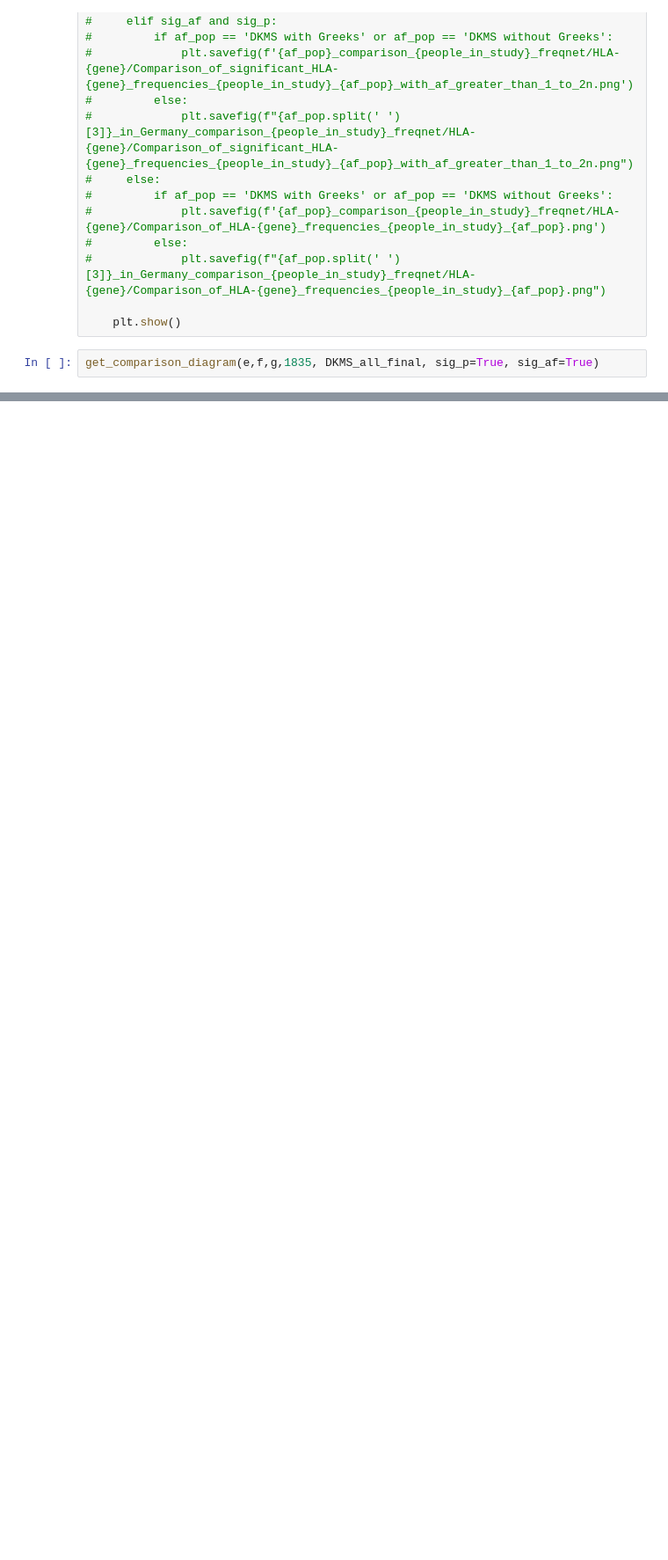
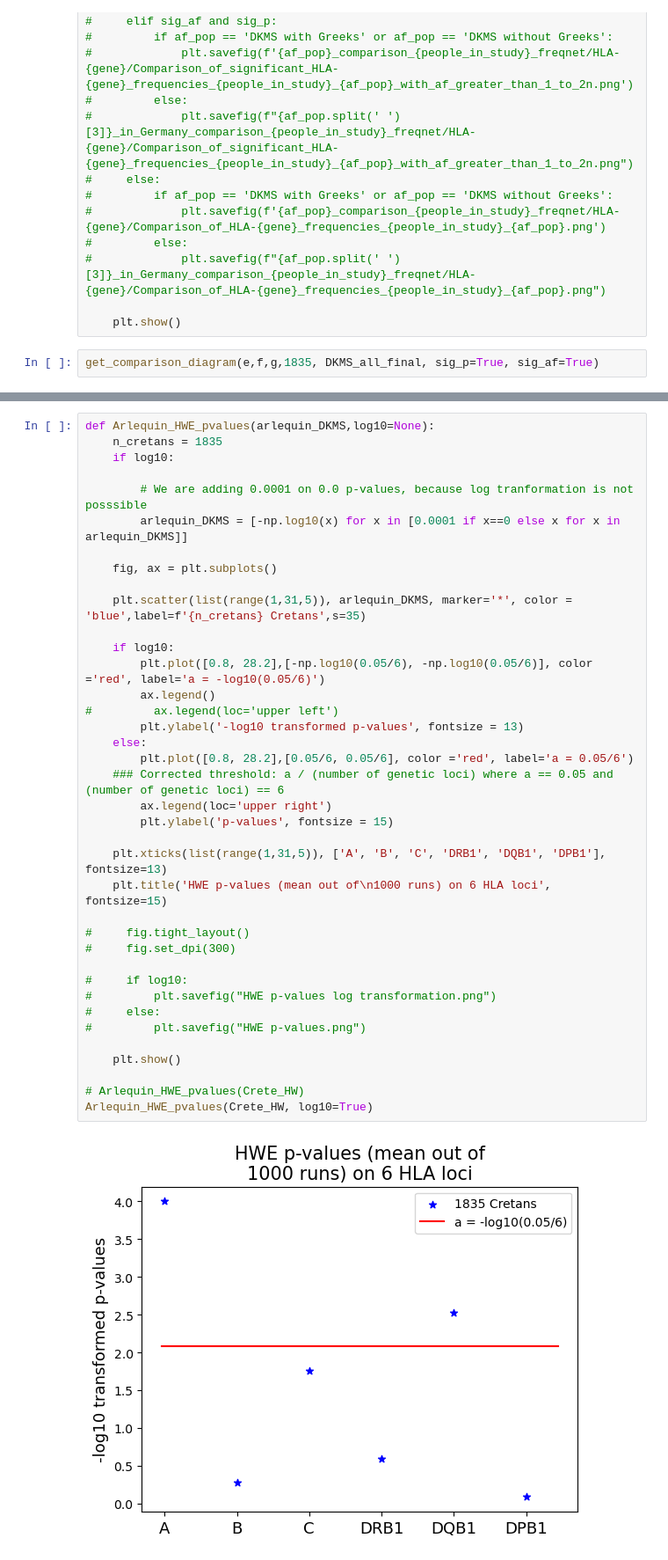
Before and after one commit to ioannavasilopoulou/ECoBBMaDoR_HLA, a Jupyter notebook: paper_code.ipynb, the cells around one changed output, grey strips where cells are left out. Shown: that part at 88% size. Cells and saved outputs as stored; diff of their text form; blank space fills up the shorter version.

```diff
--- a/paper_code.ipynb
+++ b/paper_code.ipynb
@@ -654,0 +1262,40 @@ test_results
+# %%
+def Arlequin_HWE_pvalues(arlequin_DKMS,log10=None):
+    n_cretans = 1835
+    if log10:
+
+        # We are adding 0.0001 on 0.0 p-values, because log tranformation is not posssible
+        arlequin_DKMS = [-np.log10(x) for x in [0.0001 if x==0 else x for x in arlequin_DKMS]]
+
+    fig, ax = plt.subplots()
+
+    plt.scatter(list(range(1,31,5)), arlequin_DKMS, marker='*', color = 'blue',label=f'{n_cretans} Cretans',s=35)
+
+    if log10:
+        plt.plot([0.8, 28.2],[-np.log10(0.05/6), -np.log10(0.05/6)], color ='red', label='a = -log10(0.05/6)')
+        ax.legend()
+#         ax.legend(loc='upper left')
+        plt.ylabel('-log10 transformed p-values', fontsize = 13)
+    else:
+        plt.plot([0.8, 28.2],[0.05/6, 0.05/6], color ='red', label='a = 0.05/6')
+    ### Corrected threshold: a / (number of genetic loci) where a == 0.05 and (number of genetic loci) == 6
+        ax.legend(loc='upper right')
+        plt.ylabel('p-values', fontsize = 15)
+
+    plt.xticks(list(range(1,31,5)), ['A', 'B', 'C', 'DRB1', 'DQB1', 'DPB1'], fontsize=13)
+    plt.title('HWE p-values (mean out of\n1000 runs) on 6 HLA loci', fontsize=15)
+
+#     fig.tight_layout()
+#     fig.set_dpi(300)
+
+#     if log10:
+#         plt.savefig("HWE p-values log transformation.png")
+#     else:
+#         plt.savefig("HWE p-values.png")
+
+    plt.show()
+
+# Arlequin_HWE_pvalues(Crete_HW)
+Arlequin_HWE_pvalues(Crete_HW, log10=True)
+# %% [output]
+[figure, added]
```
Also changed, not shown: parts of 28 cells of this notebook.
